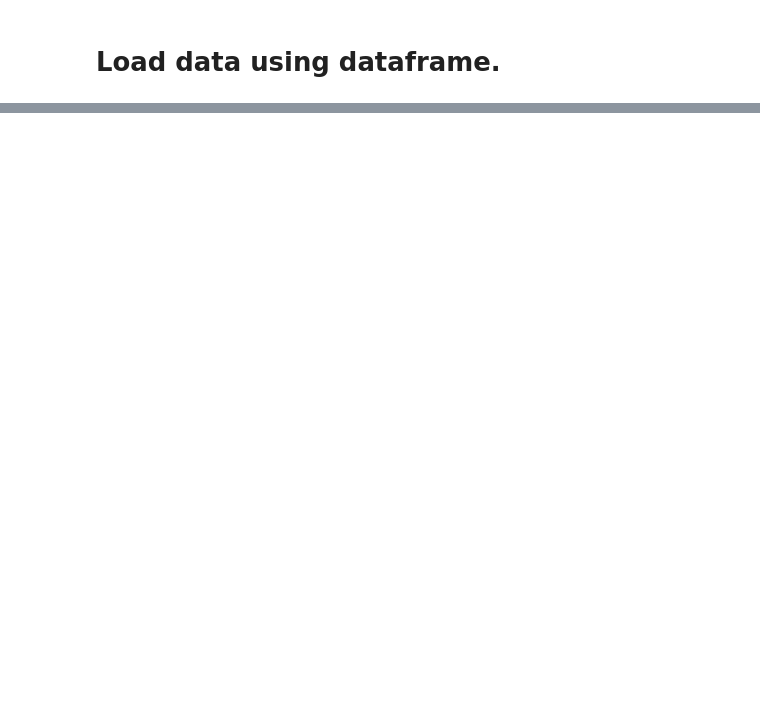
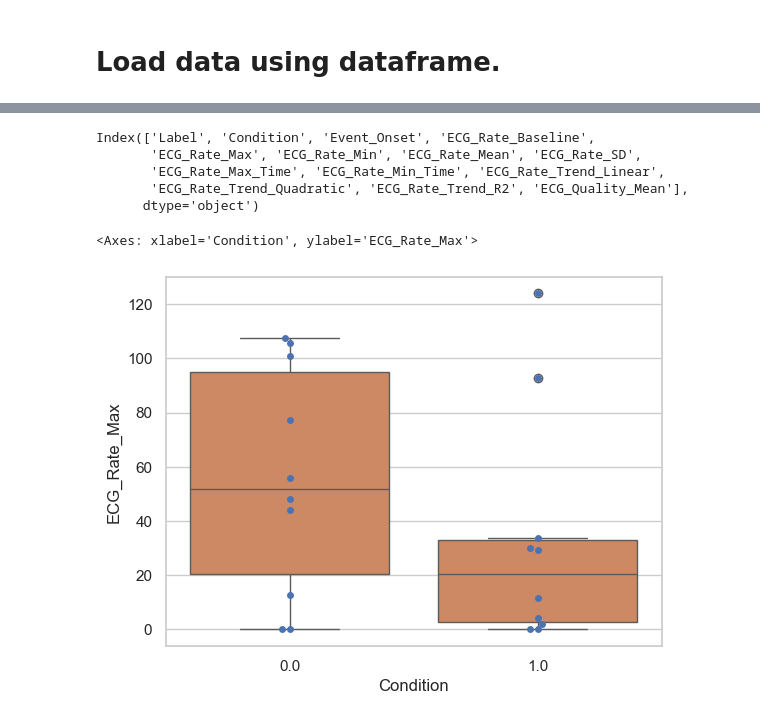
Before and after one commit to Daniel-Agostinho/Universidade_Verao_24, a Jupyter notebook: visualization.ipynb, the cells around one changed output, grey strips where cells are left out. Drawn from its saved outputs; the diff is of its cells as text; code cells hidden in the pictures; blank space fills up the shorter version.

```diff
--- a/visualization.ipynb
+++ b/visualization.ipynb
@@ -98,0 +172,17 @@ averages
+# %%
+epochs=[]
+
+# Process the data for event-related analysis
+df, info = nk.bio_process(ecg=signals['ECG_Clean'], sampling_rate=1000)
+
+
+events = nk.events_find(data["Trigger"], threshold=-1.0, event_conditions=trigger_values.values, threshold_keep='above')
+
+epochs = nk.epochs_create(signals, events, sampling_rate=1000, epochs_start=-2.0, epochs_end=6.0)
+
+# Analyze
+analyze_epochs = nk.ecg_analyze(epochs, sampling_rate=1000)
+
+# Get a dataframe with all the results
+
+analyze_epochs
@@ -98,0 +207,20 @@ averages
+# %%
+analyze_epochs.columns
+# %% [output]
+Index(['Label', 'Condition', 'Event_Onset', 'ECG_Rate_Baseline',
+       'ECG_Rate_Max', 'ECG_Rate_Min', 'ECG_Rate_Mean', 'ECG_Rate_SD',
+       'ECG_Rate_Max_Time', 'ECG_Rate_Min_Time', 'ECG_Rate_Trend_Linear',
+       'ECG_Rate_Trend_Quadratic', 'ECG_Rate_Trend_R2', 'ECG_Quality_Mean'],
+      dtype='object')
+# %%
+# show feature ECG_Rate_Baseline grouped by condition 0 and 1 using seaborn with points
+#sns.swarmplot(x='Condition', y='ECG_Rate_Baseline', data=analyze_epochs)
+#sns.boxplot(x='Condition', y='ECG_Rate_Baseline', data=analyze_epochs)
+
+
+
+sns.swarmplot(x='Condition', y='ECG_Rate_Max', data=analyze_epochs)
+sns.boxplot(x='Condition', y='ECG_Rate_Max', data=analyze_epochs)
+# %% [output]
+<Axes: xlabel='Condition', ylabel='ECG_Rate_Max'>
+[figure, added]
```
Also changed, not shown: parts of 10 cells of this notebook.
